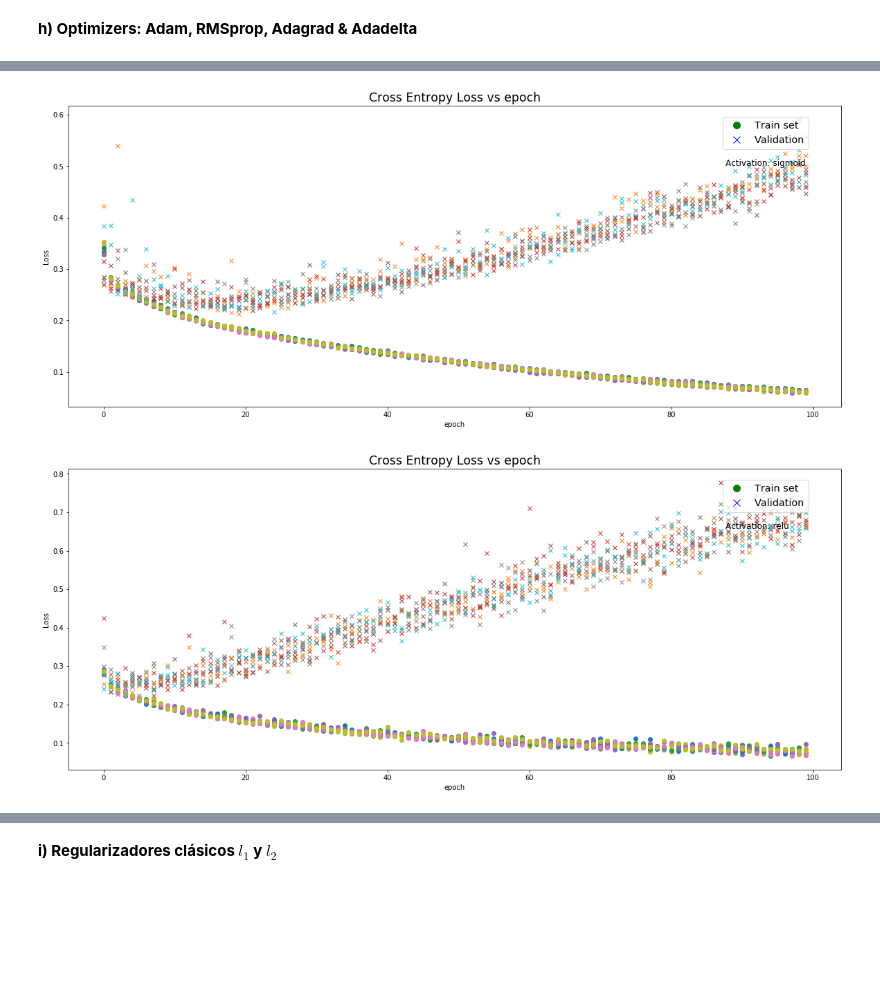
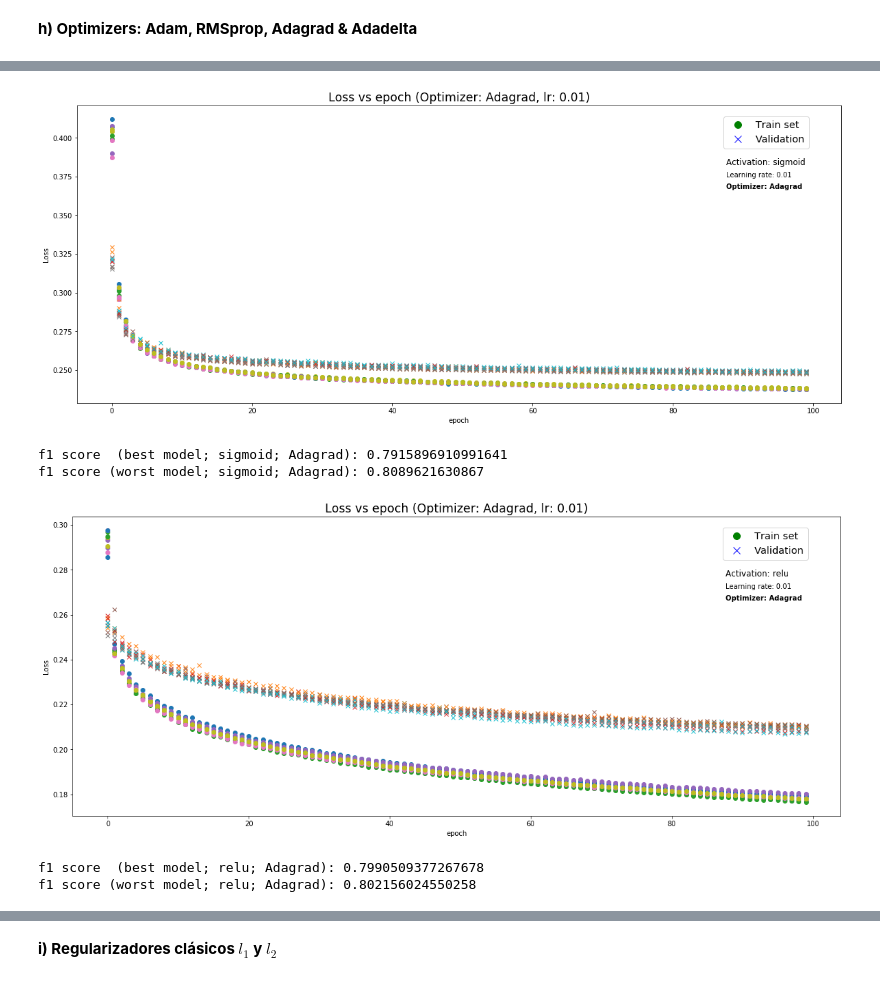
Before and after one commit to mibanez-parraguez/INF395-Tarea1, a Jupyter notebook: Tarea 1.ipynb, the cells around one changed output, grey strips where cells are left out. Saved outputs shown, nothing was run; the diff lists cells and outputs as text; code cells hidden in the pictures; blank space fills up the shorter version.

Commit message:
plotModel devuelve el mejor y peor modelo según val_loss; graficos 1.h de nuevo.

```diff
--- a/Tarea 1.ipynb
+++ b/Tarea 1.ipynb
@@ -237,7 +238,9 @@ from matplotlib.lines import Line2D
 def plotModel(N, mid_activ, optim, batchsz=None, l1=None, l2=None, eps=100, title=None, text=None):
     model = None
     model_best = None
-    vloss = 999
+    model_worst = None
+    vloss_best = 999
+    vloss_worst = 0
     fig, ax = plt.subplots(1, 1, figsize=(20,8))
     for i in range(N):
         model = Sequential()
@@ -248,9 +251,12 @@ def plotModel(N, mid_activ, optim, batchsz=None, l1=None, l2=None, eps=100, titl
                         kernel_regularizer=l2, activity_regularizer=l1))
         model.compile(optimizer=optim, loss='binary_crossentropy')
         hist = model.fit(X_train_scaled, y_train, batch_size=batchsz, epochs=eps, verbose=0, validation_data=(X_val_scaled, y_val))
-        if hist.history["val_loss"][-1] < vloss:
+        if hist.history["val_loss"][-1] < vloss_best:
             model_best = model
-            vloss = hist.history["val_loss"][-1]
+            vloss_best = hist.history["val_loss"][-1]
+        if hist.history["val_loss"][-1] > vloss_worst:
+            model_worst = model
+            vloss_worst = hist.history["val_loss"][-1]
         ax.plot(range(eps), hist.history["loss"], 'o')
         ax.plot(range(eps), hist.history["val_loss"], 'x')
     ax.set_ylabel('Loss')
@@ -269,7 +275,7 @@ def plotModel(N, mid_activ, optim, batchsz=None, l1=None, l2=None, eps=100, titl
         for tx in text:
             ax.text(tx['x'], tx['y'], tx['txt'], transform=ax.transAxes, **tx["kw"])
     plt.show()
-    return model_best
+    return model_best, model_worst
 # %%
 # Sigmoid
 model_sigmoid = plotModel(10, "sigmoid", SGD(lr=0.01))
@@ -424,7 +403,22 @@ model_relu = plotModel(10, "relu", Adam(lr=0.01))
-# %%
-# RMSprop
-model_sigmoid = plotModel(10, "sigmoid", RMSprop(lr=0.01))
-model_relu = plotModel(10, "relu", RMSprop(lr=0.01))
-# %% [output]
-[figure, removed]
-[figure, removed]
+# %%
+# Adagrad
+
+txt = [{'x': 0.85, 'y': 0.76, 'txt': "Learning rate: 0.01", 'kw': {}},
+       {'x': 0.85, 'y': 0.72, 'txt': "Optimizer: Adagrad", 'kw': {'weight': 'bold'}}]
+title = "Loss vs epoch (Optimizer: Adagrad, lr: 0.01)"
+
+
+model_sigmoid = plotModel(10, "sigmoid", Adagrad(lr=0.01), title=title, text=txt)
+print("f1 score  (best model; sigmoid; Adagrad): {}".format(f1_score(y_test,model_sigmoid[0].predict_classes(X_test_scaled),average='weighted')))
+print("f1 score (worst model; sigmoid; Adagrad): {}\n\n\n".format(f1_score(y_test,model_sigmoid[1].predict_classes(X_test_scaled),average='weighted')))
+
+model_relu = plotModel(10, "relu", Adagrad(lr=0.01), title=title, text=txt)
+print("f1 score  (best model; relu; Adagrad): {}".format(f1_score(y_test,model_relu[0].predict_classes(X_test_scaled),average='weighted')))
+print("f1 score (worst model; relu; Adagrad): {}".format(f1_score(y_test,model_relu[1].predict_classes(X_test_scaled),average='weighted')))
+# %% [output]
+[figure, added]
+f1 score  (best model; sigmoid; Adagrad): 0.7915896910991641
+f1 score (worst model; sigmoid; Adagrad): 0.8089621630867
+[figure, added]
+f1 score  (best model; relu; Adagrad): 0.7990509377267678
+f1 score (worst model; relu; Adagrad): 0.802156024550258
```
Also changed, not shown: parts of 8 cells of this notebook.
